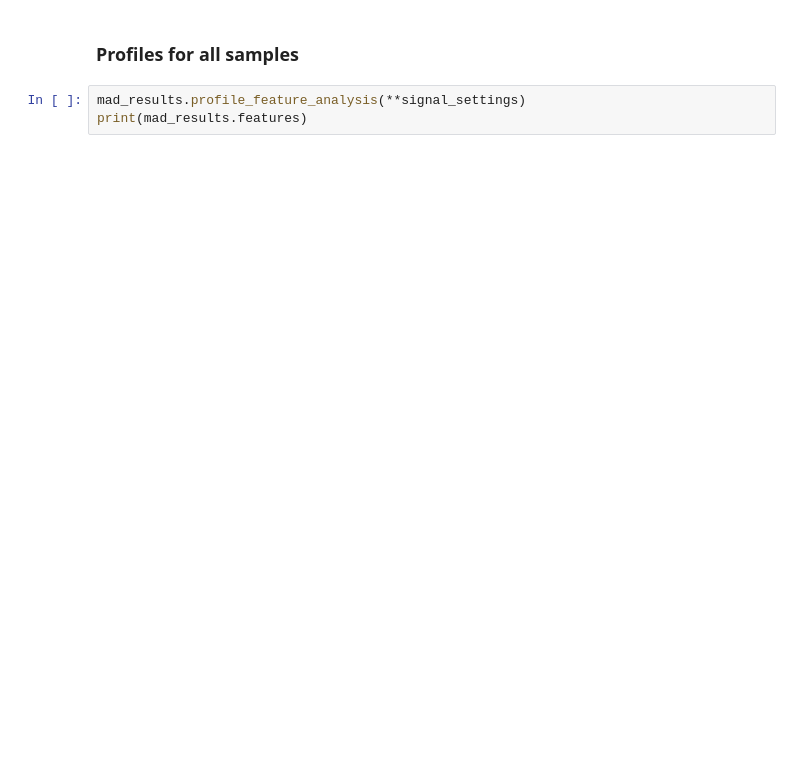
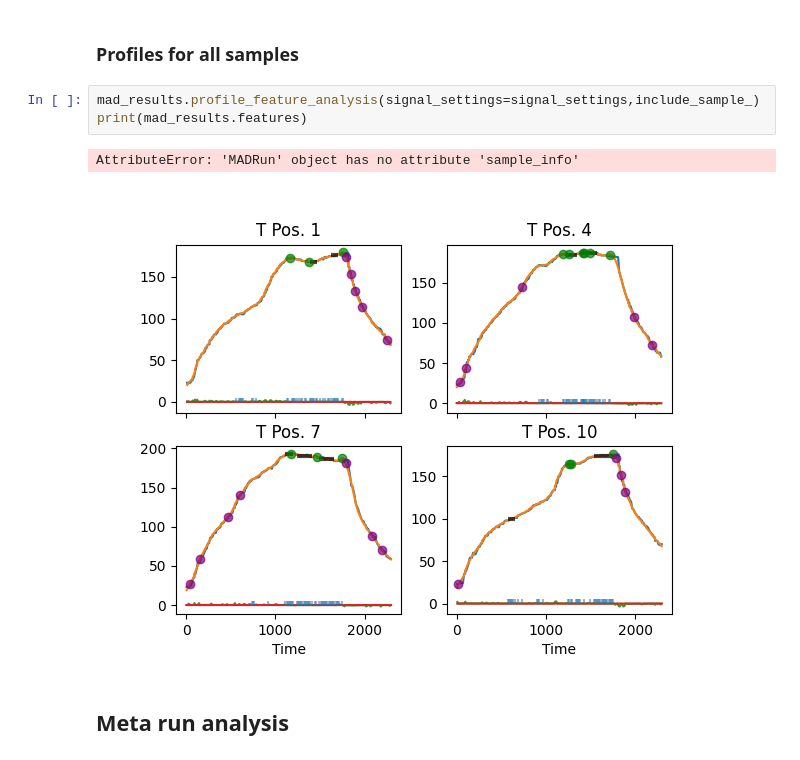
Before and after one commit to AgentschapPlantentuinMeise/MeiseCSI, a Jupyter notebook: notebooks/MAD_run.ipynb, the cells around one changed output. Saved outputs shown, nothing was run; the diff lists cells and outputs as text; blank space fills up the shorter version.

Commit message:
comparative analysis

```diff
--- a/notebooks/MAD_run.ipynb
+++ b/notebooks/MAD_run.ipynb
@@ -174,5 +246,10 @@ print({
 # %% [markdown]
 ### Profiles for all samples
 # %%
-mad_results.profile_feature_analysis(**signal_settings)
+mad_results.profile_feature_analysis(signal_settings=signal_settings,include_sample_)
 print(mad_results.features)
+# %% [output]
+AttributeError: 'MADRun' object has no attribute 'sample_info'
+[figure, added]
+# %% [markdown]
+## Meta run analysis
```
Also changed, not shown: parts of 7 cells of this notebook, 4 other files.
